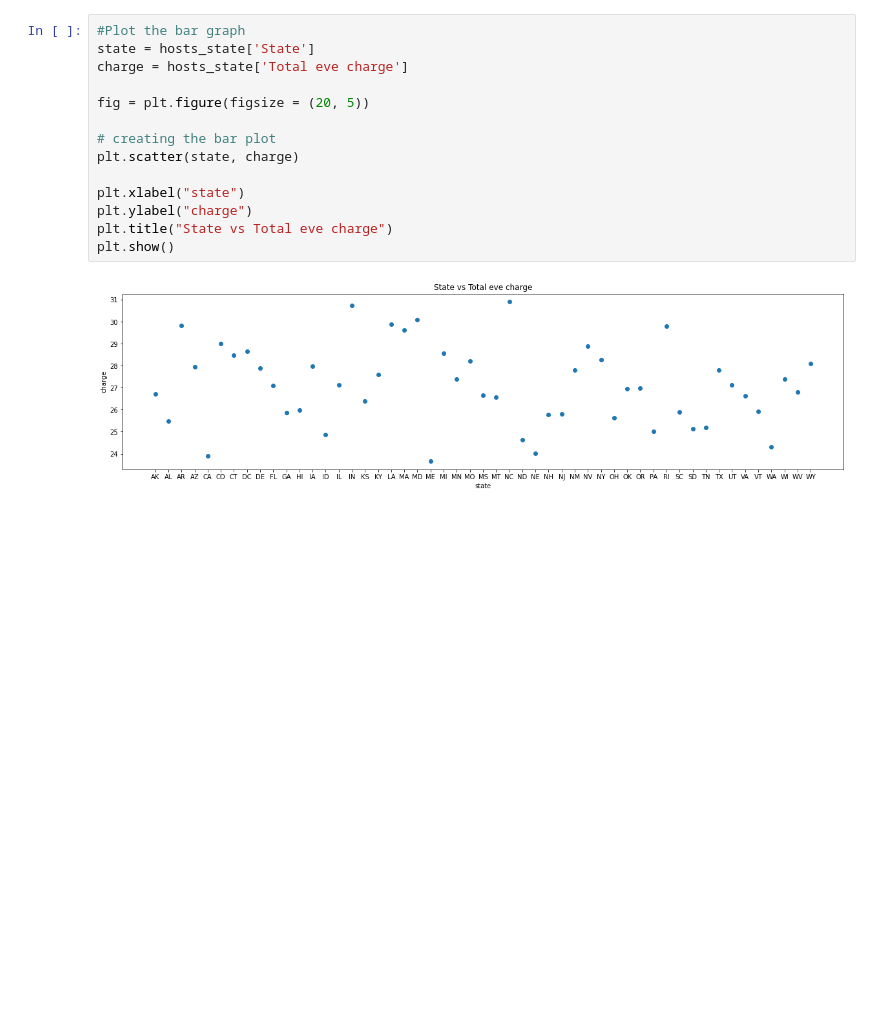
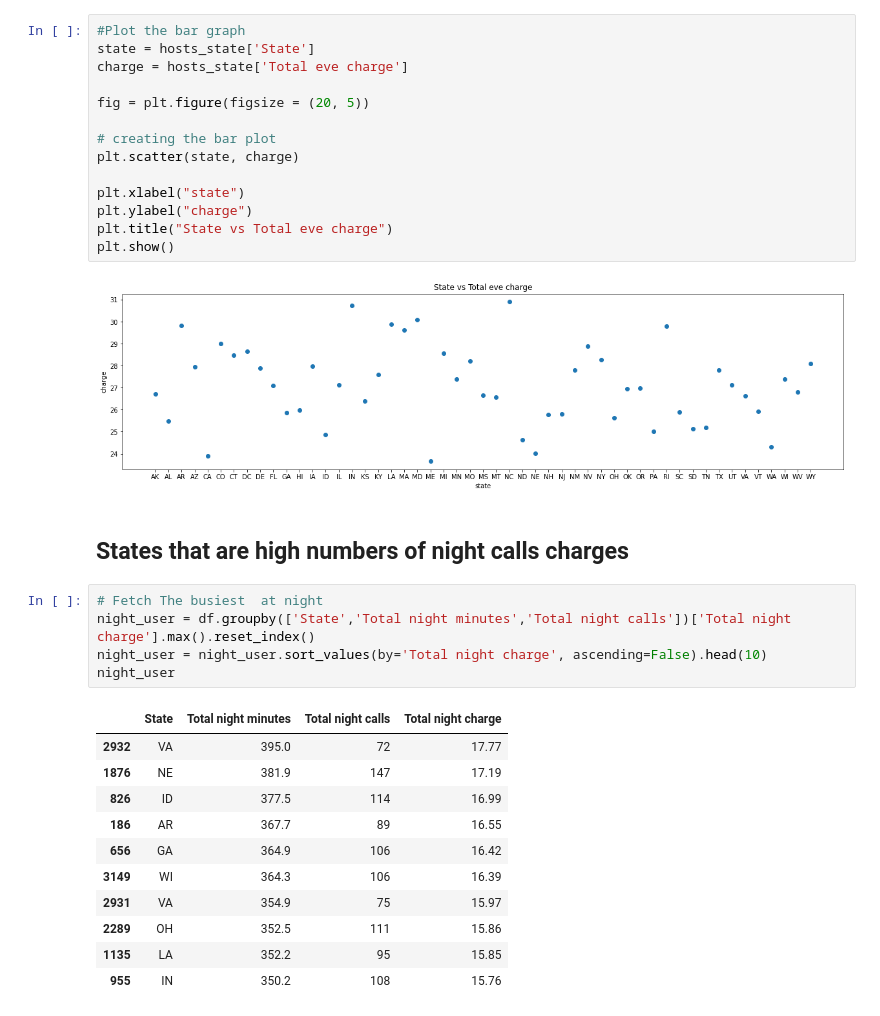
Before and after one commit to shobhi1998/Telecom-Churn-Analysis, a Jupyter notebook: Telecom_Churn_Analysis_Capstone_Project_(1).ipynb, the cells around one changed output. Saved outputs shown, nothing was run; the diff lists cells and outputs as text; blank space fills up the shorter version.

```diff
--- a/Telecom_Churn_Analysis_Capstone_Project_(1).ipynb
+++ b/Telecom_Churn_Analysis_Capstone_Project_(1).ipynb
@@ -338,3 +340,22 @@ plt.title("State vs Total eve charge")
 plt.show()
 # %% [output]
 [figure]
+# %% [markdown]
+## **States that are high numbers of night calls charges**
+# %%
+# Fetch The busiest  at night
+night_user = df.groupby(['State','Total night minutes','Total night calls'])['Total night charge'].max().reset_index()
+night_user = night_user.sort_values(by='Total night charge', ascending=False).head(10)
+night_user
+# %% [output]
+|  | State | Total night minutes | Total night calls | Total night charge |
+| 2932 | VA | 395.0 | 72 | 17.77 |
+| 1876 | NE | 381.9 | 147 | 17.19 |
+| 826 | ID | 377.5 | 114 | 16.99 |
+| 186 | AR | 367.7 | 89 | 16.55 |
+| 656 | GA | 364.9 | 106 | 16.42 |
+| 3149 | WI | 364.3 | 106 | 16.39 |
+| 2931 | VA | 354.9 | 75 | 15.97 |
+| 2289 | OH | 352.5 | 111 | 15.86 |
+| 1135 | LA | 352.2 | 95 | 15.85 |
+| 955 | IN | 350.2 | 108 | 15.76 |
```
Also changed, not shown: parts of 3 cells of this notebook.
